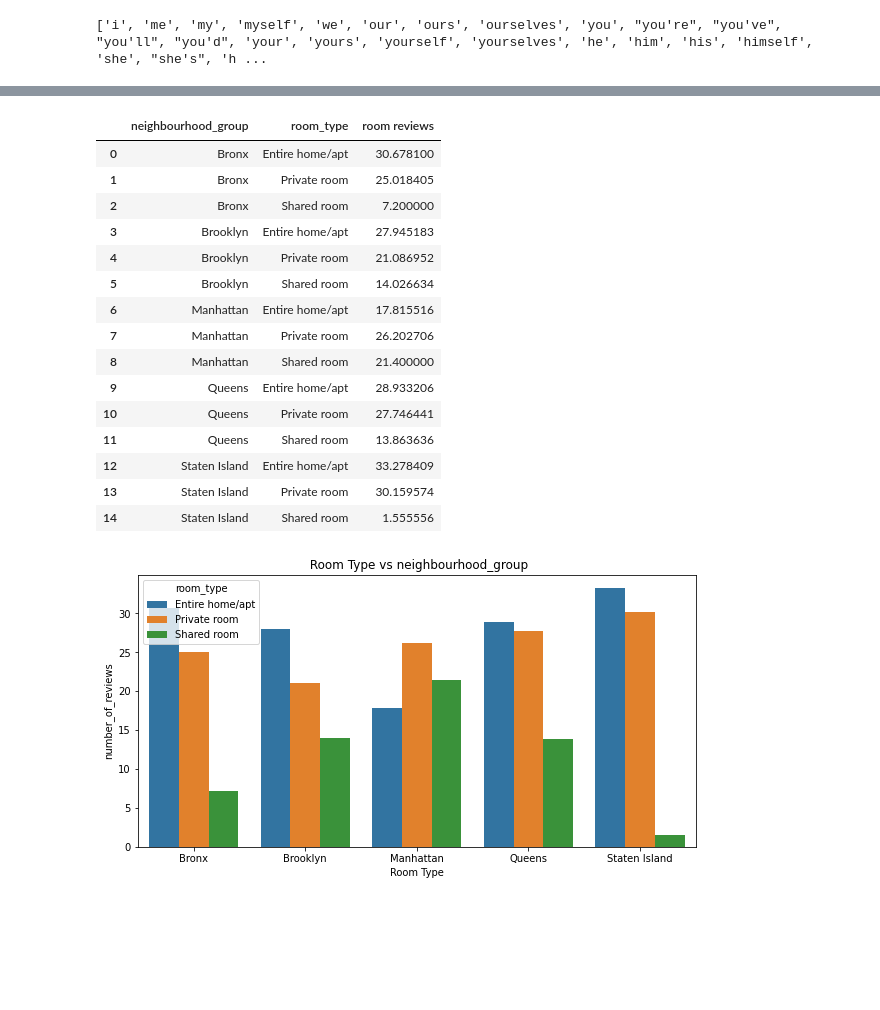
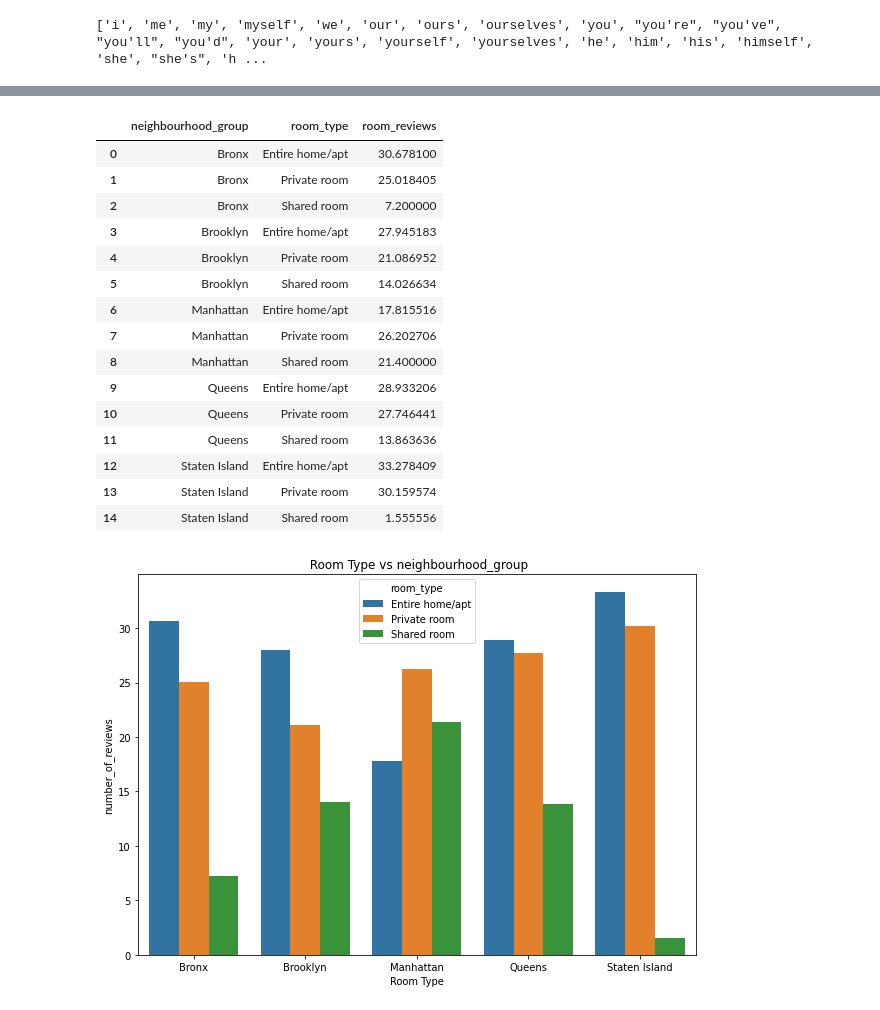
Before and after one commit to Shrez7961/Airbnb-Booking-Analysis, a Jupyter notebook: EDA_Airbnb_Booking_Analysis.ipynb, the cells around one changed output, grey strips where cells are left out. Saved outputs shown, nothing was run; the diff lists cells and outputs as text; code cells hidden in the pictures; blank space fills up the shorter version.

```diff
--- a/EDA_Airbnb_Booking_Analysis.ipynb
+++ b/EDA_Airbnb_Booking_Analysis.ipynb
@@ -349,10 +349,8 @@ plt.show()
 # %%
-k=df.groupby(['neighbourhood_group','room_type'])['number_of_reviews'].mean().reset_index(name='room reviews')
+k=df.groupby(['neighbourhood_group','room_type'])['number_of_reviews'].mean().reset_index(name='room_reviews')
 k
-# k=df.groupby(['neighbourhood_group','room_type']).agg({"number_of_reviews": "mean"})
-# k
 # %% [output]
-|  | neighbourhood_group | room_type | room reviews |
+|  | neighbourhood_group | room_type | room_reviews |
 | 0 | Bronx | Entire home/apt | 30.678100 |
 | 1 | Bronx | Private room | 25.018405 |
 | 2 | Bronx | Shared room | 7.200000 |
@@ -369,11 +367,11 @@ k
 | 13 | Staten Island | Private room | 30.159574 |
 | 14 | Staten Island | Shared room | 1.555556 |
 # %%
-plt.figure(figsize = (10,5))
-ax_11 = sns.barplot(x='neighbourhood_group',y='room reviews', hue ='room_type',data=k)
+plt.figure(figsize = (10,7))
+ax_11 = sns.barplot(x='neighbourhood_group',y='room_reviews', hue ='room_type',data=k)
 ax_11.set_title(' Room Type vs neighbourhood_group')
 ax_11.set_xlabel('Room Type')
 ax_11.set_ylabel("number_of_reviews")
 plt.show()
 # %% [output]
-[figure, old version]
+[figure, new version]
```
Also changed, not shown: parts of 5 cells of this notebook.
